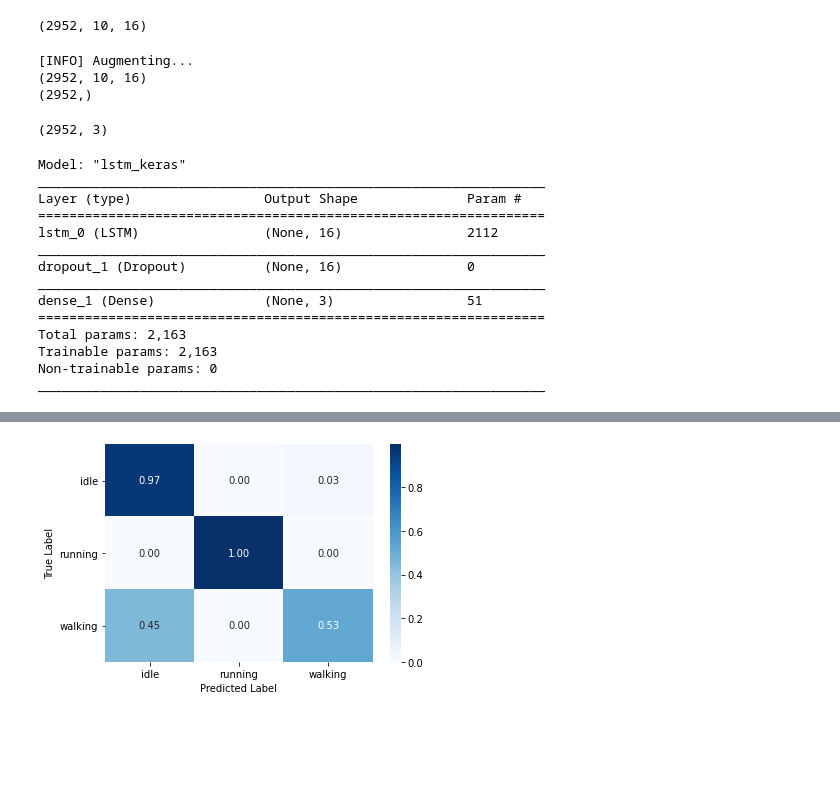
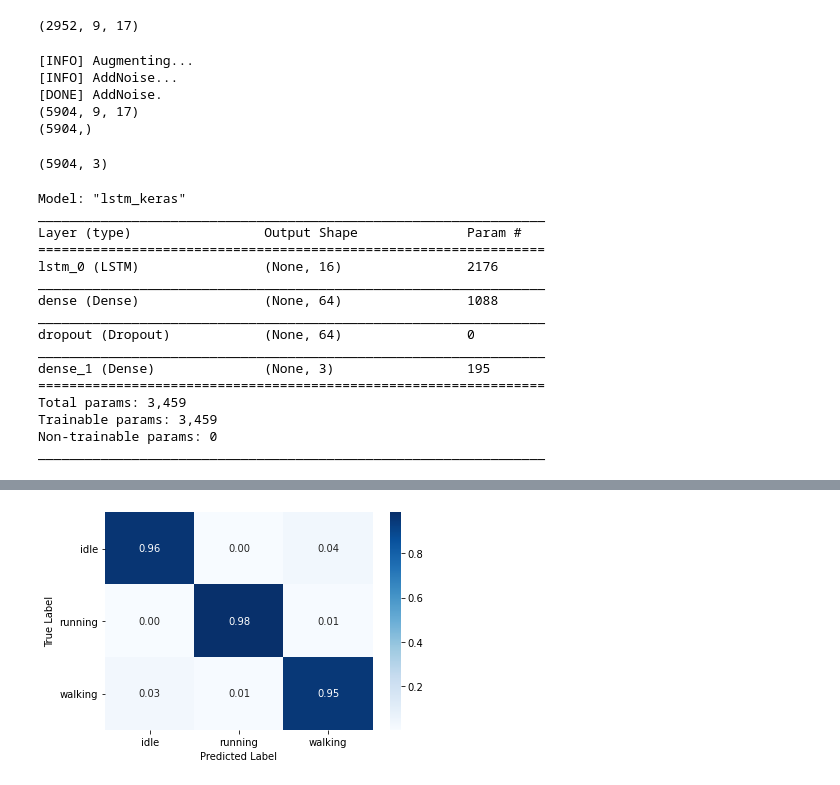
Before and after one commit to vinhphuctadang/endless-runner, a Jupyter notebook: trainer.ipynb, the cells around one changed output, grey strips where cells are left out. Drawn from its saved outputs; the diff is of its cells as text; code cells hidden in the pictures; blank space fills up the shorter version.

```diff
--- a/trainer.ipynb
+++ b/trainer.ipynb
@@ -9,14 +9,14 @@ from sklearn.preprocessing import OneHotEncoder
 from sklearn.preprocessing import LabelEncoder
 
 
-X = np.load('normalized/Norm_MinMax_New_%02d_X.npy' % window_size)
-y = np.load('normalized/Norm_MinMax_New_%02d_y.npy' % window_size)
+X = np.load('normalized/Norm_MinMax_Dist3_%02d_X.npy' % window_size)
+y = np.load('normalized/Norm_MinMax_Dist3_%02d_y.npy' % window_size)
 
 labels = np.unique(y)
 # %%
 X.shape
 # %% [output]
-(2952, 10, 16)
+(2952, 9, 17)
 # %%
 from tsaug import TimeWarp, Crop, Quantize, Drift, Reverse, AddNoise, Convolve, Resize, Dropout, Pool
 
@@ -51,7 +51,7 @@ def augmentation(X, y, X_out, y_out, method):
     return np.vstack((X_out, X_aug)), np.append(y_out, y)
 
 X_augmented, y_augmented = X, y
-# X_augmented, y_augmented = augmentation(X, y, X_augmented, y_augmented, 'AddNoise')
+X_augmented, y_augmented = augmentation(X, y, X_augmented, y_augmented, 'AddNoise')
 # X_augmented, y_augmented = augmentation(X, y, X_augmented, y_augmented, 'Convolve')
 # X_augmented, y_augmented = augmentation(X, y, X_augmented, y_augmented, 'TimeWarp')
 # X_augmented, y_augmented = augmentation(X, y, X_augmented, y_augmented, 'Drift')
@@ -63,8 +63,10 @@ print(X_augmented.shape)
 print(y_augmented.shape)
 # %% [output]
 [INFO] Augmenting...
-(2952, 10, 16)
-(2952,)
+[INFO] AddNoise...
+[DONE] AddNoise.
+(5904, 9, 17)
+(5904,)
 # %%
 le = LabelEncoder()
 le.fit(y_augmented)
@@ -77,28 +79,30 @@ ohe.fit(le_y)
 y_augmented = ohe.transform(le_y).toarray()
 y_augmented.shape
 # %% [output]
-(2952, 3)
+(5904, 3)
 # %%
-model = model_tools(X_augmented, y_augmented, test_size=0.4, model_name='lstm_keras', n_layers=1, dropout=0.5)
+model = model_tools(X_augmented, y_augmented, test_size=0.3, model_name='lstm_keras', n_layers=1, dropout=0.2)
 # %% [output]
 Model: "lstm_keras"
 _________________________________________________________________
 Layer (type)                 Output Shape              Param #
 =================================================================
-lstm_0 (LSTM)                (None, 16)                2112
+lstm_0 (LSTM)                (None, 16)                2176
 _________________________________________________________________
-dropout_1 (Dropout)          (None, 16)                0
+dense (Dense)                (None, 64)                1088
 _________________________________________________________________
-dense_1 (Dense)              (None, 3)                 51
+dropout (Dropout)            (None, 64)                0
+_________________________________________________________________
+dense_1 (Dense)              (None, 3)                 195
 =================================================================
-Total params: 2,163
-Trainable params: 2,163
+Total params: 3,459
+Trainable params: 3,459
 Non-trainable params: 0
 _________________________________________________________________
 # %%
 if not os.path.isdir(result_dir):  # For training
     os.mkdir(result_dir)
-model.fit_and_save_model(es=True, mc=False, rlr=True, log=True)
+model.fit_and_save_model(es=False, mc=False, rlr=True, log=True)
 # %% [output]
 [INFO] training network...
 Epoch 1/50
@@ -120,4 +124,4 @@ Epoch 6/50
-[figure, old version]
+[figure, new version]
 # %%
 model.plt_fig()
 # %% [output]
```
Also changed, not shown: parts of 2 cells of this notebook, 7 other files.
